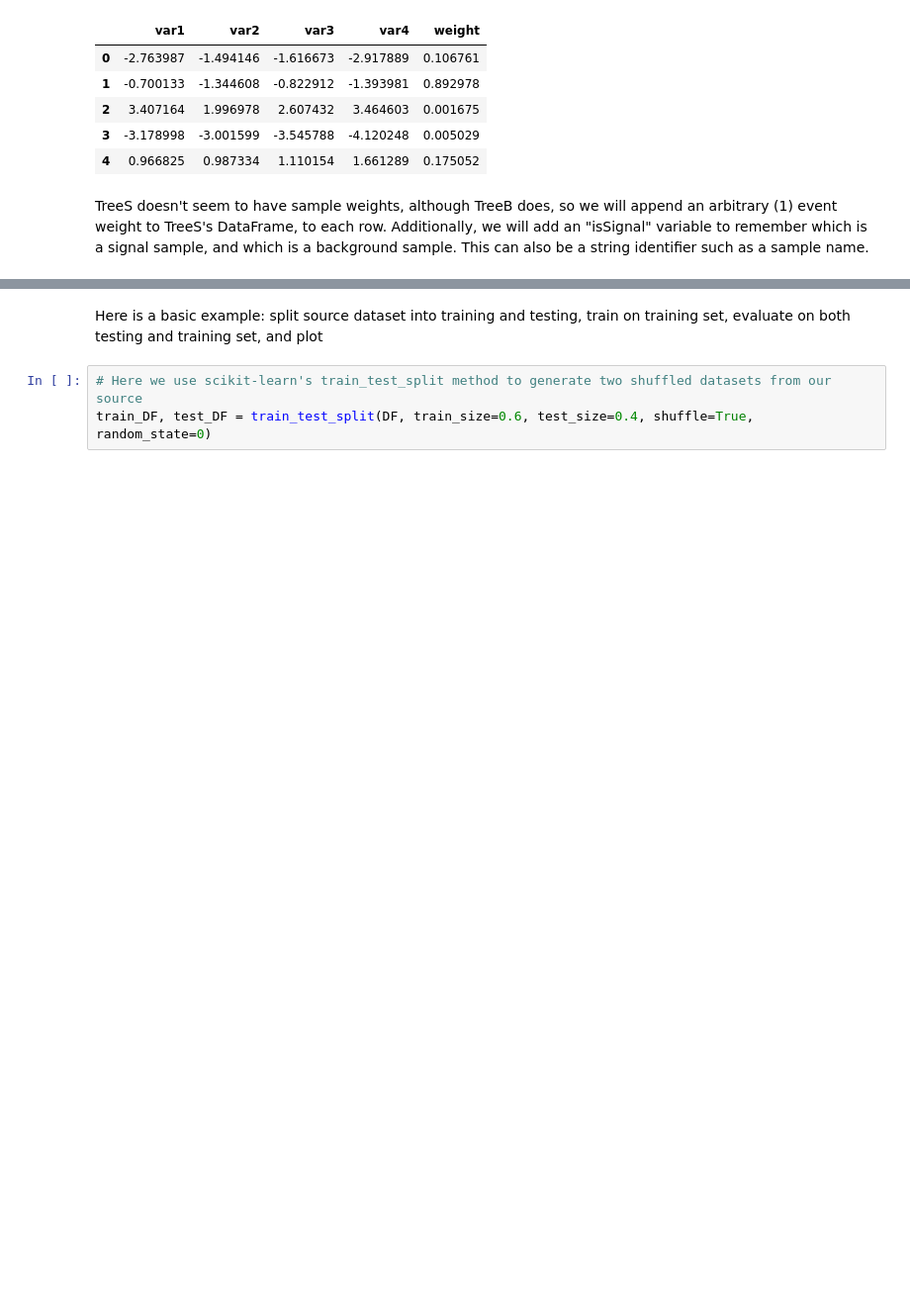
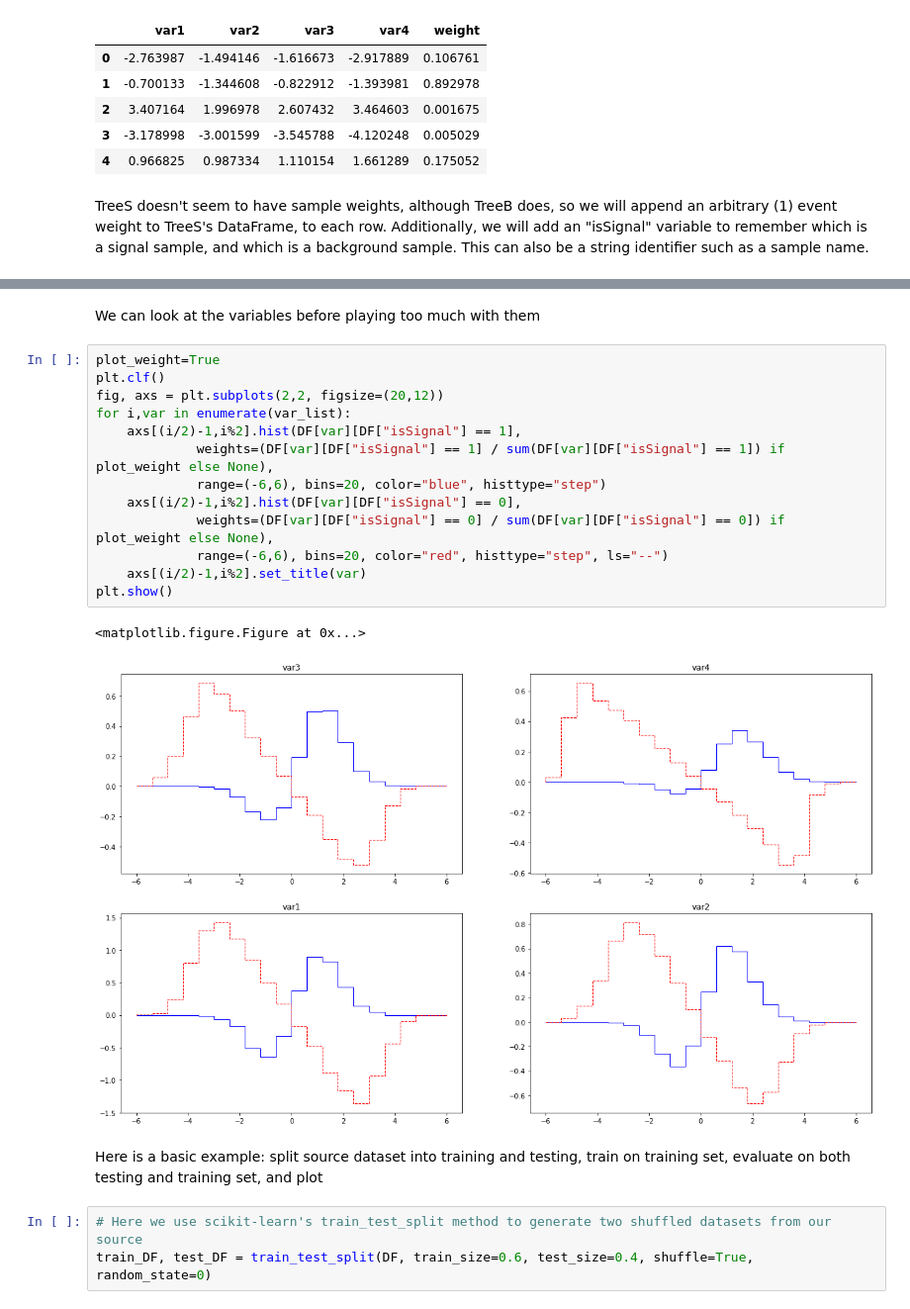
Before and after one commit to adsherman/SgTopWorkshop, a Jupyter notebook: Sklearn_Demo.ipynb, the cells around one changed output, grey strips where cells are left out. Shown at 99% size. Drawn from its saved outputs; the diff is of its cells as text; blank space fills up the shorter version.

```diff
--- a/Sklearn_Demo.ipynb
+++ b/Sklearn_Demo.ipynb
@@ -198,6 +206,24 @@ DF_bkg = pd.concat([upfile["TreeB"].pandas.df(upfile["TreeB"].keys()),
 # Combine both DFs for easy transport and manipulation
 # We can access the two sets by slicing the DataFrame on the "isSignal" variable
 DF = pd.concat([DF_sig, DF_bkg], axis=0)
+# %% [markdown]
+We can look at the variables before playing too much with them
+# %%
+plot_weight=True
+plt.clf()
+fig, axs = plt.subplots(2,2, figsize=(20,12))
+for i,var in enumerate(var_list):
+    axs[(i/2)-1,i%2].hist(DF[var][DF["isSignal"] == 1],
+             weights=(DF[var][DF["isSignal"] == 1] / sum(DF[var][DF["isSignal"] == 1]) if plot_weight else None),
+             range=(-6,6), bins=20, color="blue", histtype="step")
+    axs[(i/2)-1,i%2].hist(DF[var][DF["isSignal"] == 0],
+             weights=(DF[var][DF["isSignal"] == 0] / sum(DF[var][DF["isSignal"] == 0]) if plot_weight else None),
+             range=(-6,6), bins=20, color="red", histtype="step", ls="--")
+    axs[(i/2)-1,i%2].set_title(var)
+plt.show()
+# %% [output]
+<matplotlib.figure.Figure at 0x...>
+[figure, added]
 # %% [markdown]
 Here is a basic example: split source dataset into training and testing, train on training set, evaluate on both testing and training set, and plot
 # %%
```
Also changed, not shown: parts of 8 cells of this notebook.
